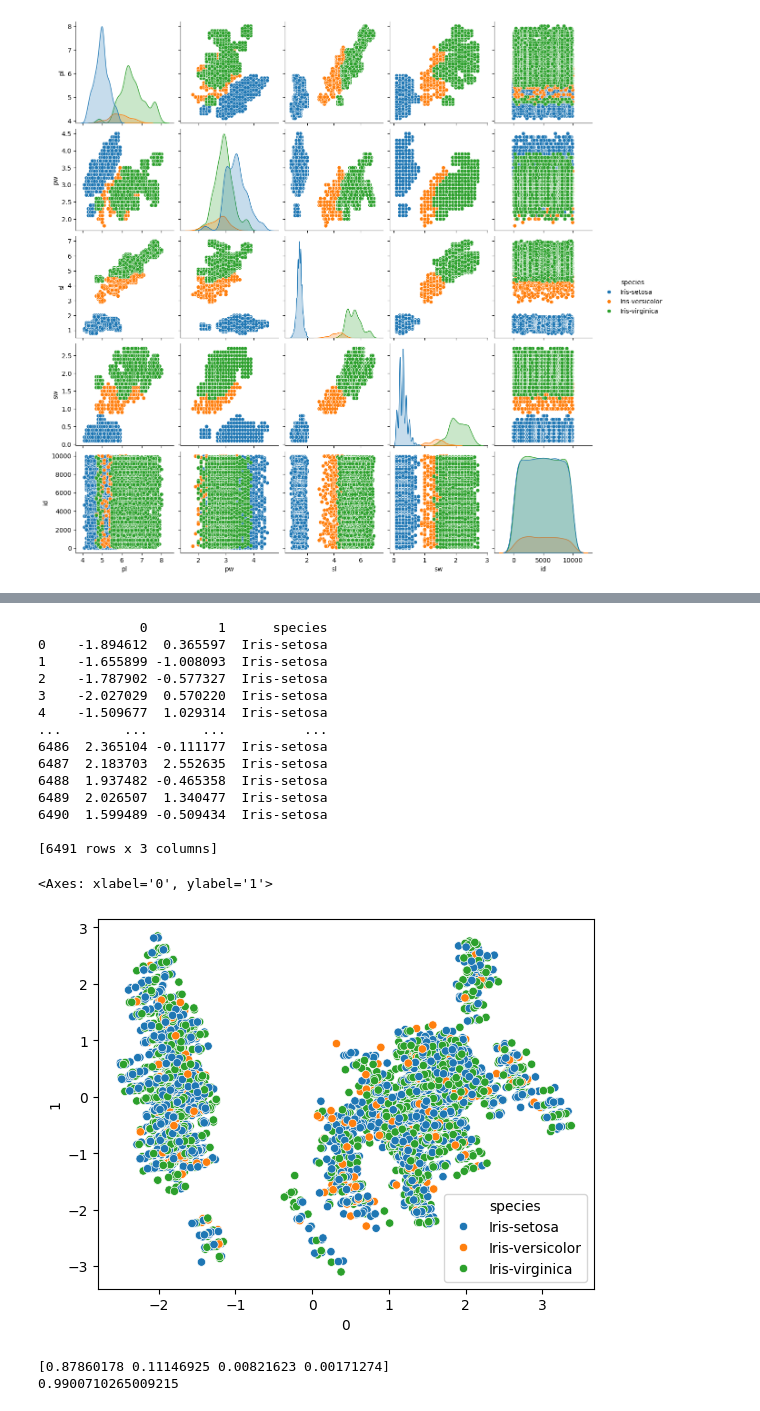
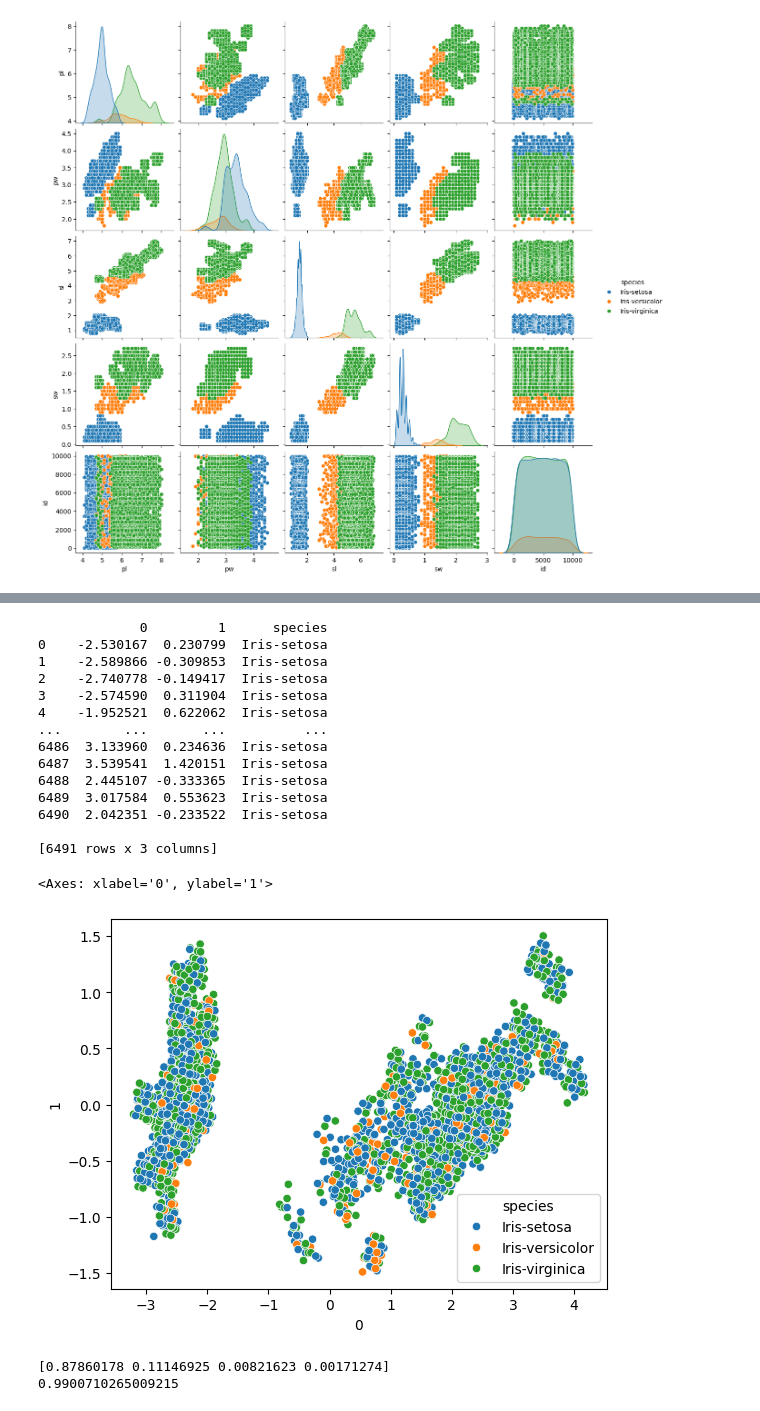
Before and after one commit to otha4350/datamining, a Jupyter notebook: main.ipynb, the cells around one changed output, grey strips where cells are left out. Drawn from its saved outputs; the diff is of its cells as text; code cells hidden in the pictures.

```diff
--- a/main.ipynb
+++ b/main.ipynb
@@ -124,33 +136,33 @@ pd.DataFrame(pca.components_,columns=["SepalL","SepalW","PetalL","PetalW"],index
 # %%
 import matplotlib.pyplot as plt
 numeric_data = data[[i for i in data.columns if data[i].dtypes != 'O' and i != "id"]]
 minmax_scaled=MinMaxScaler().fit_transform(numeric_data)
 scaled = StandardScaler().fit_transform(minmax_scaled)
 
 pca = PCA(n_components=0.95)
-pcaed_data = pd.DataFrame(pca.fit_transform(scaled))
+pcaed_data = pd.DataFrame(pca.fit_transform(numeric_data))
 pcaed_data["species"] = data["species"]
 
 print(pcaed_data)
 
 sns.scatterplot(pcaed_data, x=0, y=1, hue="species")
 # %% [output]
              0         1      species
-0    -1.894612  0.365597  Iris-setosa
-1    -1.655899 -1.008093  Iris-setosa
-2    -1.787902 -0.577327  Iris-setosa
-3    -2.027029  0.570220  Iris-setosa
-4    -1.509677  1.029314  Iris-setosa
+0    -2.530167  0.230799  Iris-setosa
+1    -2.589866 -0.309853  Iris-setosa
+2    -2.740778 -0.149417  Iris-setosa
+3    -2.574590  0.311904  Iris-setosa
+4    -1.952521  0.622062  Iris-setosa
 ...        ...       ...          ...
-6486  2.365104 -0.111177  Iris-setosa
-6487  2.183703  2.552635  Iris-setosa
-6488  1.937482 -0.465358  Iris-setosa
-6489  2.026507  1.340477  Iris-setosa
-6490  1.599489 -0.509434  Iris-setosa
+6486  3.133960  0.234636  Iris-setosa
+6487  3.539541  1.420151  Iris-setosa
+6488  2.445107 -0.333365  Iris-setosa
+6489  3.017584  0.553623  Iris-setosa
+6490  2.042351 -0.233522  Iris-setosa
 
 [6491 rows x 3 columns]
 <Axes: xlabel='0', ylabel='1'>
-[figure, old version]
+[figure, new version]
 # %%
 #task 4.2
 numeric_data = data[[i for i in data.columns if data[i].dtypes != 'O' and i != "id"]]
```
Also changed, not shown: parts of 2 cells of this notebook.
